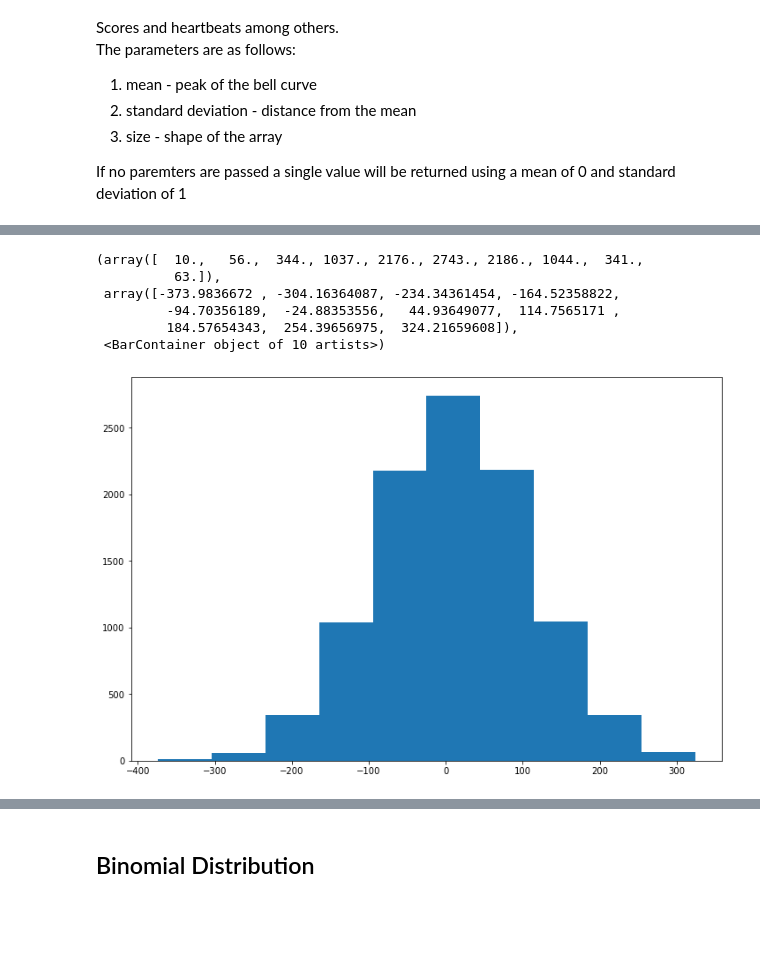
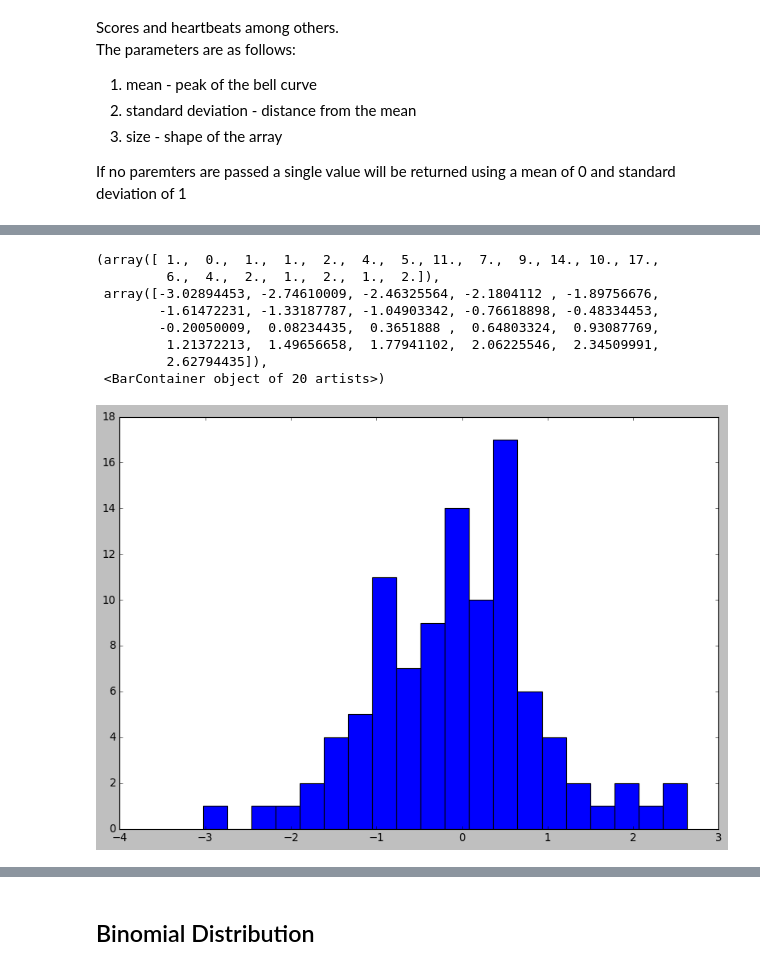
Before and after one commit to Caoimhinv/NumPy_Assignment, a Jupyter notebook: numpy.random.ipynb, the cells around one changed output, grey strips where cells are left out. Saved outputs shown, nothing was run; the diff lists cells and outputs as text; code cells hidden in the pictures; blank space fills up the shorter version.

```diff
--- a/numpy.random.ipynb
+++ b/numpy.random.ipynb
@@ -47,6 +47,3 @@ import matplotlib.pyplot as plt
 import pandas as pd
 
 import seaborn as sns
-
-# Creating a default figure size
-plt.rcParams['figure.figsize']=[12,8]
@@ -53,3 +54,9 @@ plt.rcParams['figure.figsize']=[12,8]
+# %%
+# set global style for all plots
+plt.style.use('classic')
+
+# set global plot size
+plt.rcParams['figure.figsize'] = (12,8)
 # %% [markdown]
 Numpy creates random numbers through the use of a **BitGenerator** and a **Generator** - the BitGenerator generates random sequences of bits which are transformed into values by the generator using a variety of distributions.
 We can create a new constructor using the **default_rng** method to get a new instance of a generator.
@@ -353,0 +368,4 @@ array([ 0.00403027,  0.22552511,  0.58298831, -2.09625588])
+# %%
+# specifying the mean as 4.0
+z = rng.normal(size=100)
+z
@@ -354,11 +400,13 @@ array([ 0.00403027,  0.22552511,  0.58298831, -2.09625588])
 # %%
-# creates a histogram for z
-plt.hist(z)
+# specifies the bins which smoothes things out
+plt.hist(z, bins=20)
 # %% [output]
-(array([  10.,   56.,  344., 1037., 2176., 2743., 2186., 1044.,  341.,
-          63.]),
- array([-373.9836672 , -304.16364087, -234.34361454, -164.52358822,
-         -94.70356189,  -24.88353556,   44.93649077,  114.7565171 ,
-         184.57654343,  254.39656975,  324.21659608]),
- <BarContainer object of 10 artists>)
+(array([ 1.,  0.,  1.,  1.,  2.,  4.,  5., 11.,  7.,  9., 14., 10., 17.,
+         6.,  4.,  2.,  1.,  2.,  1.,  2.]),
+ array([-3.02894453, -2.74610009, -2.46325564, -2.1804112 , -1.89756676,
+        -1.61472231, -1.33187787, -1.04903342, -0.76618898, -0.48334453,
+        -0.20050009,  0.08234435,  0.3651888 ,  0.64803324,  0.93087769,
+         1.21372213,  1.49656658,  1.77941102,  2.06225546,  2.34509991,
+         2.62794435]),
+ <BarContainer object of 20 artists>)
-[figure, old version]
+[figure, new version]
```
Also changed, not shown: parts of 62 cells of this notebook.
